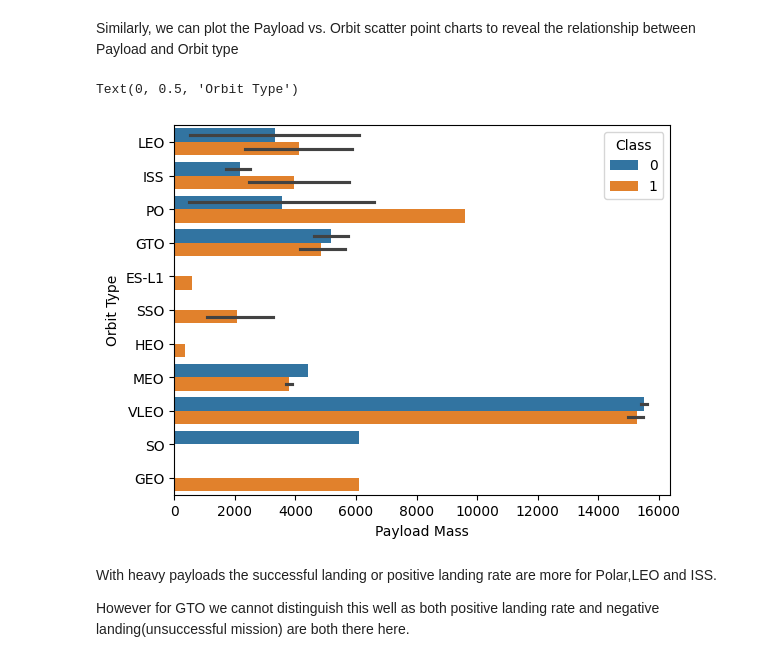
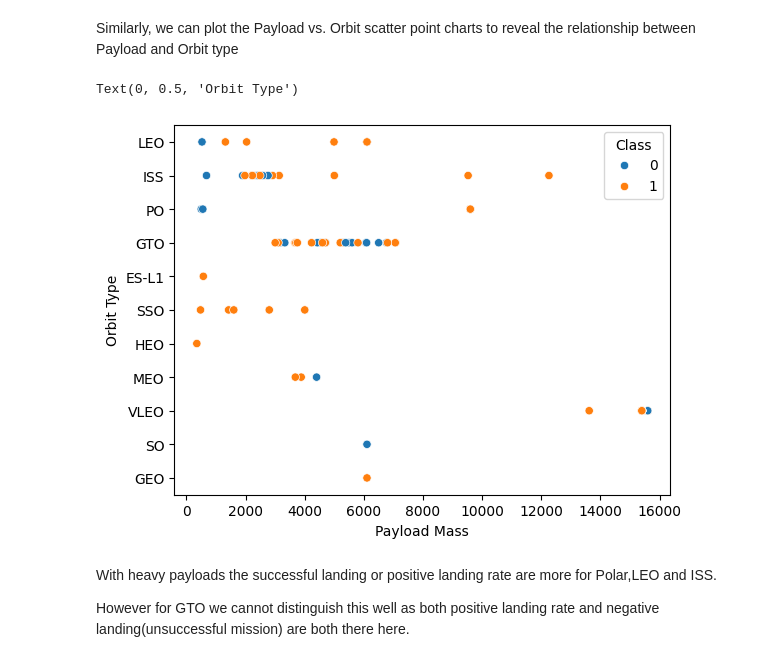
Before and after one commit to philchends/Jupyter-Notebook, a Jupyter notebook: jupyter-labs-eda-dataviz.ipynb, the cells around one changed output. Drawn from its saved outputs; the diff is of its cells as text; code cells hidden in the pictures.

```diff
--- a/jupyter-labs-eda-dataviz.ipynb
+++ b/jupyter-labs-eda-dataviz.ipynb
@@ -143,12 +143,12 @@ You should see that in the LEO orbit the Success appears related to the number o
 Similarly, we can plot the Payload vs. Orbit scatter point charts to reveal the relationship between Payload and Orbit type
 # %%
 # Plot a scatter point chart with x axis to be Payload and y axis to be the Orbit, and hue to be the class value
-sns.barplot(x="PayloadMass", y="Orbit", data=df, hue="Class")
+sns.scatterplot(x="PayloadMass", y="Orbit", data=df, hue="Class")
 plt.xlabel("Payload Mass")
 plt.ylabel("Orbit Type")
 # %% [output]
 Text(0, 0.5, 'Orbit Type')
-[figure, old version]
+[figure, new version]
 # %% [markdown]
 With heavy payloads the successful landing or positive landing rate are more for Polar,LEO and ISS.
 
```
Also changed, not shown: parts of 2 cells of this notebook.
